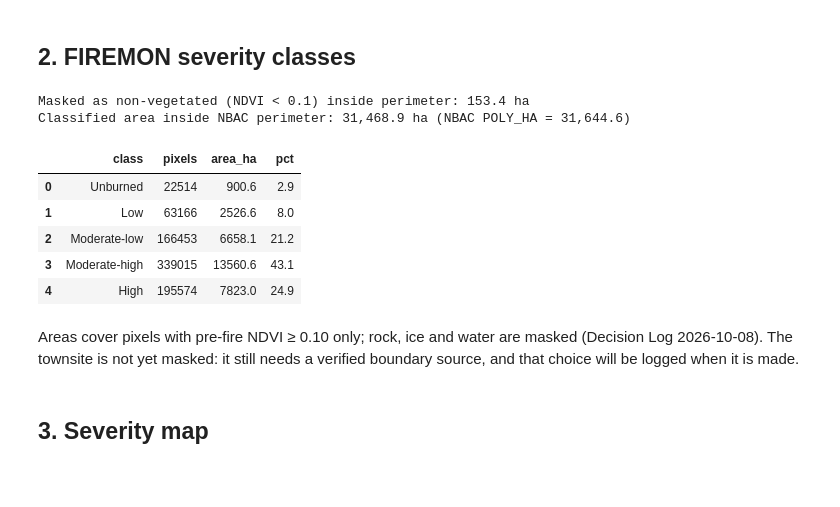
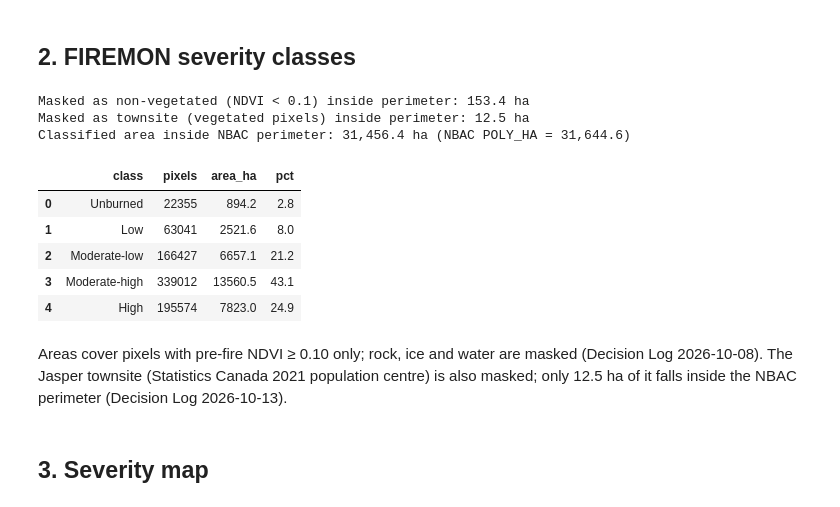
Before and after one commit to MegaDeadCowboy/jasper-burn-severity, a Jupyter notebook: notebooks/02_indices.ipynb, the cells around one changed output. Saved outputs shown, nothing was run; the diff lists cells and outputs as text; code cells hidden in the pictures; blank space fills up the shorter version.

```diff
--- a/notebooks/02_indices.ipynb
+++ b/notebooks/02_indices.ipynb
@@ -31,6 +24,6 @@ FIG = Path("figures"); FIG.mkdir(exist_ok=True)
 UTM, PIX_HA = 32611, 20 * 20 / 10_000          # 0.04 ha per 20 m pixel
 BANDS = ["B04", "B08", "B8A", "B12"]           # band order written by 01_data
 VEG_T = 0.10                                   # pre-fire NDVI mask (Decision Log 2026-10-08)
-for f in ["s2_pre_2023.tif", "s2_post_2025.tif", "nbac_jasper_2024.gpkg"]:
+for f in ["s2_pre_2023.tif", "s2_post_2025.tif", "nbac_jasper_2024.gpkg", "townsite_pc2021.gpkg"]:
     assert (DATA / f).exists(), f"missing {f}: run 01_data first in this runtime"
 # %% [output]
@@ -68,29 +61,35 @@ The ring median is the **dNBR offset**, which reflects phenology and sensor diff
 # %%
 sev = classify_severity(d).rio.write_crs(UTM)
 veg = ndvi_pre >= VEG_T
-sev_in = sev.where(veg).rio.clip(perim.geometry, drop=False)
+town = gpd.read_file(DATA / "townsite_pc2021.gpkg").to_crs(UTM)
+in_town = xr.ones_like(d).rio.write_crs(UTM).rio.clip(town.geometry, drop=False).notnull()
+keep = veg & ~in_town                                              # vegetated, outside townsite (Decision Log 2026-10-13)
+sev_in = sev.where(keep).rio.clip(perim.geometry, drop=False)
 sev_all_in = sev.rio.clip(perim.geometry, drop=False)              # float, NaN outside perimeter
 nonveg_ha = float((np.isfinite(sev_all_in) & ~veg).sum()) * PIX_HA
+town_ha = float((np.isfinite(sev_all_in) & veg & in_town).sum()) * PIX_HA
 print(f"Masked as non-vegetated (NDVI < {VEG_T}) inside perimeter: {nonveg_ha:,.1f} ha")
+print(f"Masked as townsite (vegetated pixels) inside perimeter: {town_ha:,.1f} ha")
 
 counts = pd.Series(sev_in.values.ravel()).dropna().astype(int).value_counts().sort_index()
 area = pd.DataFrame({"class": [SEVERITY_LABELS[i] for i in counts.index],
                      "pixels": counts.values,
                      "area_ha": (counts.values * PIX_HA).round(1)})
 area["pct"] = (100 * area.area_ha / area.area_ha.sum()).round(1)
 print(f"Classified area inside NBAC perimeter: {area.area_ha.sum():,.1f} ha (NBAC POLY_HA = {perim.POLY_HA.sum():,.1f})")
 area
 # %% [output]
 Masked as non-vegetated (NDVI < 0.1) inside perimeter: 153.4 ha
-Classified area inside NBAC perimeter: 31,468.9 ha (NBAC POLY_HA = 31,644.6)
+Masked as townsite (vegetated pixels) inside perimeter: 12.5 ha
+Classified area inside NBAC perimeter: 31,456.4 ha (NBAC POLY_HA = 31,644.6)
 |  | class | pixels | area_ha | pct |
-| 0 | Unburned | 22514 | 900.6 | 2.9 |
-| 1 | Low | 63166 | 2526.6 | 8.0 |
-| 2 | Moderate-low | 166453 | 6658.1 | 21.2 |
-| 3 | Moderate-high | 339015 | 13560.6 | 43.1 |
+| 0 | Unburned | 22355 | 894.2 | 2.8 |
+| 1 | Low | 63041 | 2521.6 | 8.0 |
+| 2 | Moderate-low | 166427 | 6657.1 | 21.2 |
+| 3 | Moderate-high | 339012 | 13560.5 | 43.1 |
 | 4 | High | 195574 | 7823.0 | 24.9 |
 # %% [markdown]
-Areas cover pixels with pre-fire NDVI ≥ 0.10 only; rock, ice and water are masked (Decision Log 2026-10-08). The townsite is not yet masked: it still needs a verified boundary source, and that choice will be logged when it is made.
+Areas cover pixels with pre-fire NDVI ≥ 0.10 only; rock, ice and water are masked (Decision Log 2026-10-08). The Jasper townsite (Statistics Canada 2021 population centre) is also masked; only 12.5 ha of it falls inside the NBAC perimeter (Decision Log 2026-10-13).
 # %% [markdown]
 ## 3. Severity map
 # %%
```
Also changed, not shown: parts of 5 cells of this notebook.
